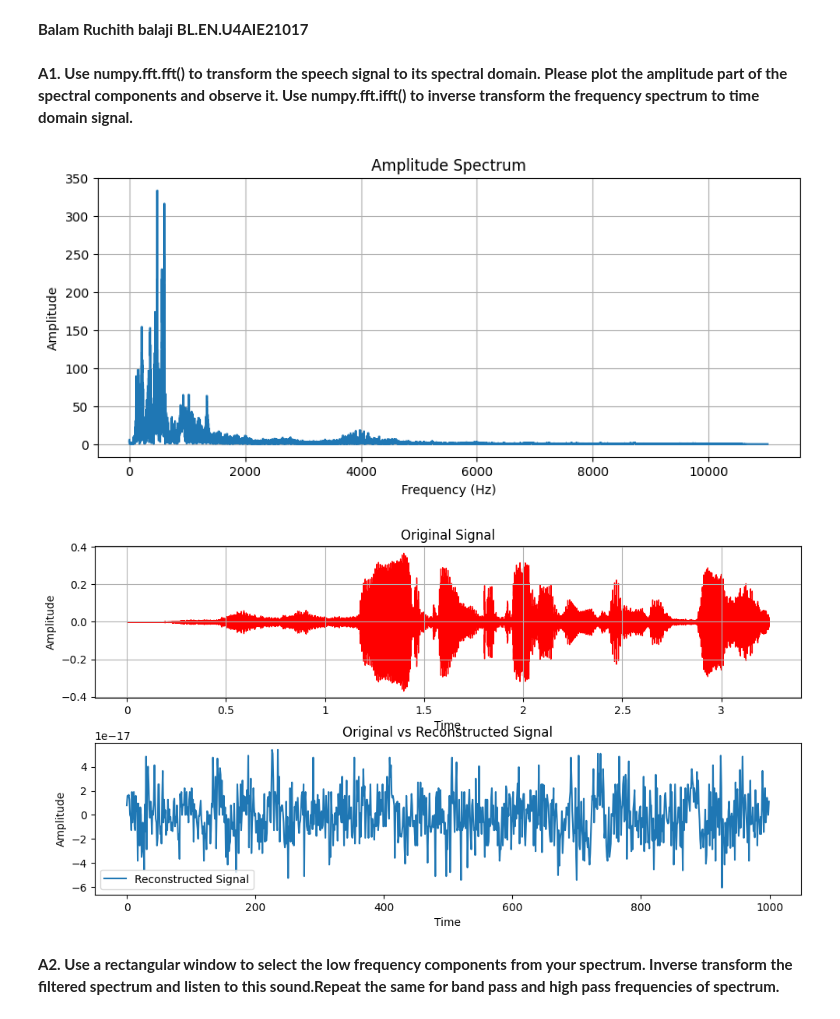
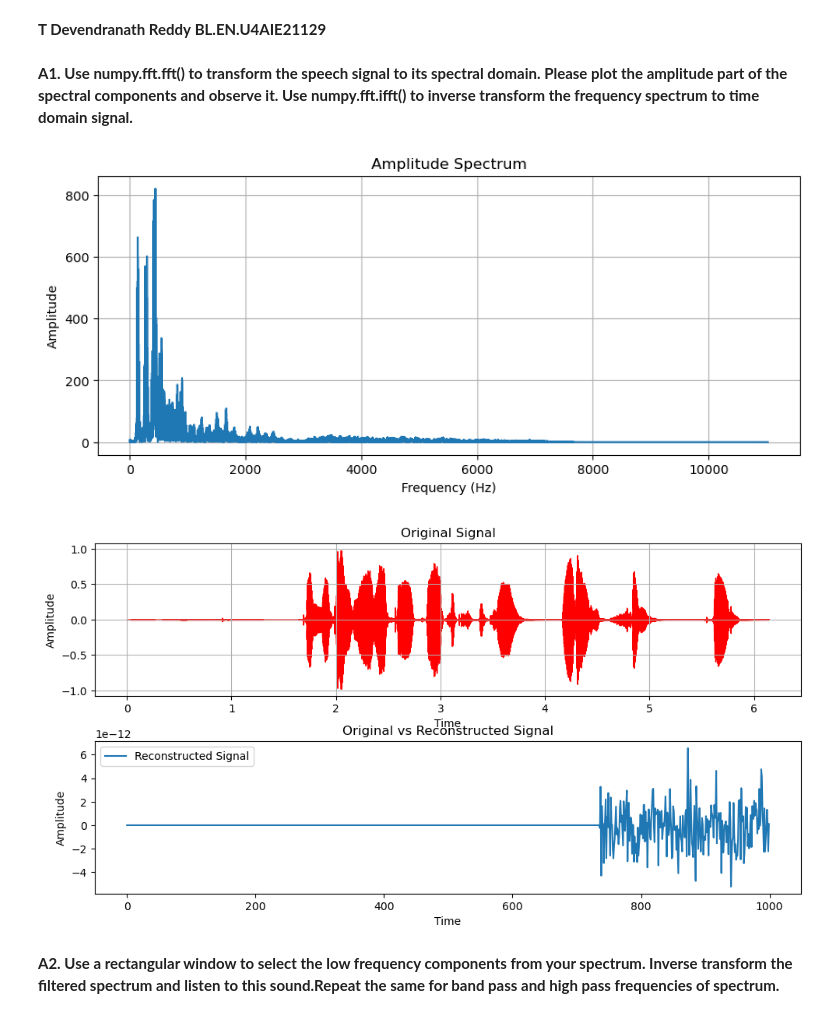
Before and after one commit to TDevendranathReddy/AI-in-Speech-Processing, a Jupyter notebook: LAB-05/21129_lab5.ipynb, the cells around one changed output. Saved outputs shown, nothing was run; the diff lists cells and outputs as text; code cells hidden in the pictures.

```diff
--- a/LAB-05/21129_lab5.ipynb
+++ b/LAB-05/21129_lab5.ipynb
@@ -1,29 +1,28 @@
-# %% [markdown]
-**Balam Ruchith balaji**
-**BL.EN.U4AIE21017**
+# %% [markdown]
+**T Devendranath Reddy**
+**BL.EN.U4AIE21129**
 # %% [markdown]
 **A1. Use numpy.fft.fft() to transform the speech signal to its spectral domain. Please plot the amplitude part of the spectral components and observe it. Use numpy.fft.ifft() to inverse transform the frequency spectrum to time domain signal.**
 # %%
 import numpy as np
 import matplotlib.pyplot as plt
 import librosa
 
-# Load the audio file
-audio_file = "Statement.mp3"
+audio_file = "Statement.wav"
 y, sr = librosa.load(audio_file)
 
 Y = np.fft.fft(y)
 
 plt.figure(figsize=(10, 4))
 freqs = np.fft.fftfreq(len(Y), 1/sr)
 plt.plot(freqs[:len(freqs)//2], np.abs(Y)[:len(freqs)//2])
 plt.title('Amplitude Spectrum')
 plt.xlabel('Frequency (Hz)')
 plt.ylabel('Amplitude')
 plt.grid(True)
 plt.show()
 # %% [output]
-[figure, old version]
+[figure, new version]
 # %%
 y_inv = np.fft.ifft(Y)
 y_librosa, sr_librosa = librosa.load(audio_file)
@@ -47,7 +46,7 @@ plt.title('Original vs Reconstructed Signal')
 plt.legend()
 plt.show()
 # %% [output]
-[figure, old version]
+[figure, new version]
 # %% [markdown]
 **A2. Use a rectangular window to select the low frequency components from your spectrum. Inverse transform the filtered spectrum and listen to this sound.Repeat the same for band pass and high pass frequencies of spectrum.**
 # %%
```
Also changed, not shown: parts of 2 cells of this notebook, 1 other file.
